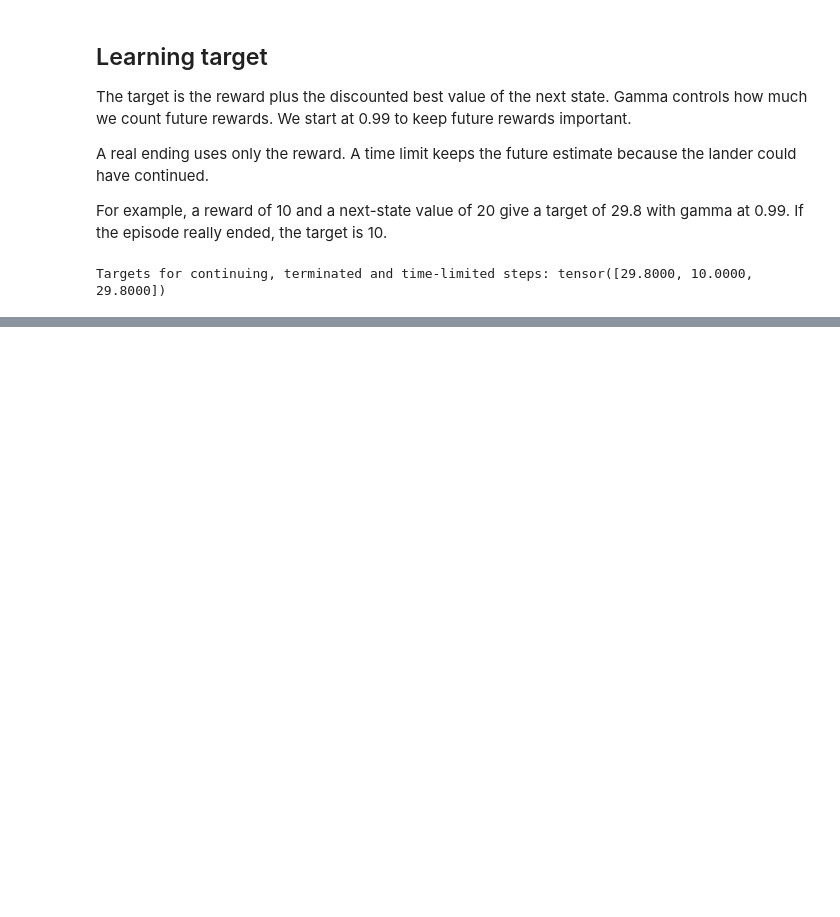
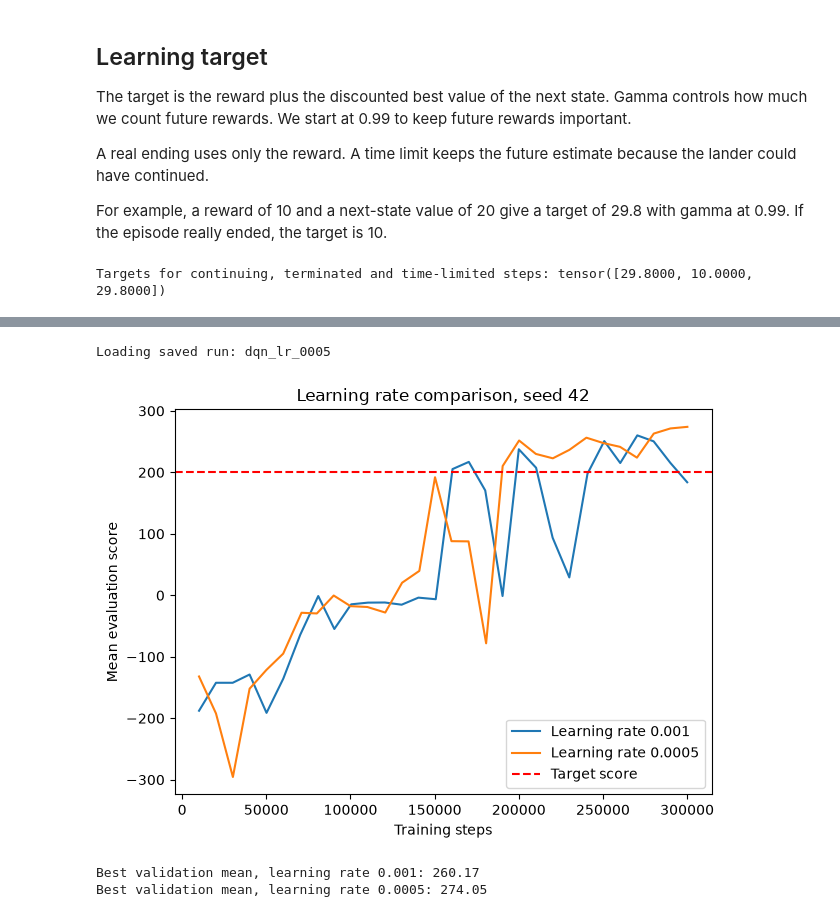
Before and after one commit to AlexandrG1209/starttrek, a Jupyter notebook: dqn.ipynb, the cells around one changed output, grey strips where cells are left out. Cells and saved outputs as stored; diff of their text form; code cells hidden in the pictures; blank space fills up the shorter version.

Commit message:
train dqn

```diff
--- a/dqn.ipynb
+++ b/dqn.ipynb
@@ -693,22 +466,0 @@ The loss can jump because each random batch contains different experiences. Trai
-# %%
-episodes = np.arange(1, len(training_scores) + 1)
-window = min(5, len(training_scores))
-moving_average = np.convolve(training_scores, np.ones(window) / window, mode="valid")
-
-fig, axes = plt.subplots(2, 2, figsize=(10, 6))
-axes[0, 0].plot(episodes, training_scores, label="Score")
-axes[0, 0].plot(episodes[window - 1:], moving_average, label=f"Mean over {window} episodes")
-axes[0, 0].plot(evaluation_episodes, evaluation_means, "o-", label="Evaluation mean")
-axes[0, 0].set_title("Training and evaluation scores")
-axes[0, 0].legend()
-axes[0, 1].plot(episodes, training_lengths)
-axes[0, 1].set_title("Episode length in steps")
-axes[1, 0].plot(training_losses)
-axes[1, 0].set_title("MSE loss")
-axes[1, 0].set_xlabel("Learning update")
-axes[1, 1].plot(episodes, training_epsilons)
-axes[1, 1].set_title("Epsilon")
-for ax in [axes[0, 0], axes[0, 1], axes[1, 1]]:
-    ax.set_xlabel("Episode")
-plt.tight_layout()
-plt.show()
@@ -787,0 +651,8 @@ The final evaluation still needs 100 episodes, several seeds and at least one co
+# %%
+def get_run(seed, learning_rate, name):
+    if RETRAIN:
+        return train_dqn(seed, learning_rate, name)
+    print("Loading saved run:", name)
+    return json.loads(Path(f"results/{name}.json").read_text())
+# %%
+main_run = get_run(SEED, LEARNING_RATE, "dqn_seed_42")
@@ -787,0 +665,19 @@ The final evaluation still needs 100 episodes, several seeds and at least one co
+# %%
+slower_run = get_run(SEED, 0.0005, "dqn_lr_0005")
+
+for run, label in [(main_run, "Learning rate 0.001"), (slower_run, "Learning rate 0.0005")]:
+    plt.plot(run["eval_steps"], run["eval_means"], label=label)
+plt.axhline(200, color="red", linestyle="--", label="Target score")
+plt.xlabel("Training steps")
+plt.ylabel("Mean evaluation score")
+plt.title("Learning rate comparison, seed 42")
+plt.legend()
+plt.tight_layout()
+plt.show()
+print("Best validation mean, learning rate 0.001:", round(main_run["best_mean"], 2))
+print("Best validation mean, learning rate 0.0005:", round(slower_run["best_mean"], 2))
+# %% [output]
+Loading saved run: dqn_lr_0005
+[figure, added]
+Best validation mean, learning rate 0.001: 260.17
+Best validation mean, learning rate 0.0005: 274.05
```
Also changed, not shown: parts of 44 cells of this notebook, 11 other files.
